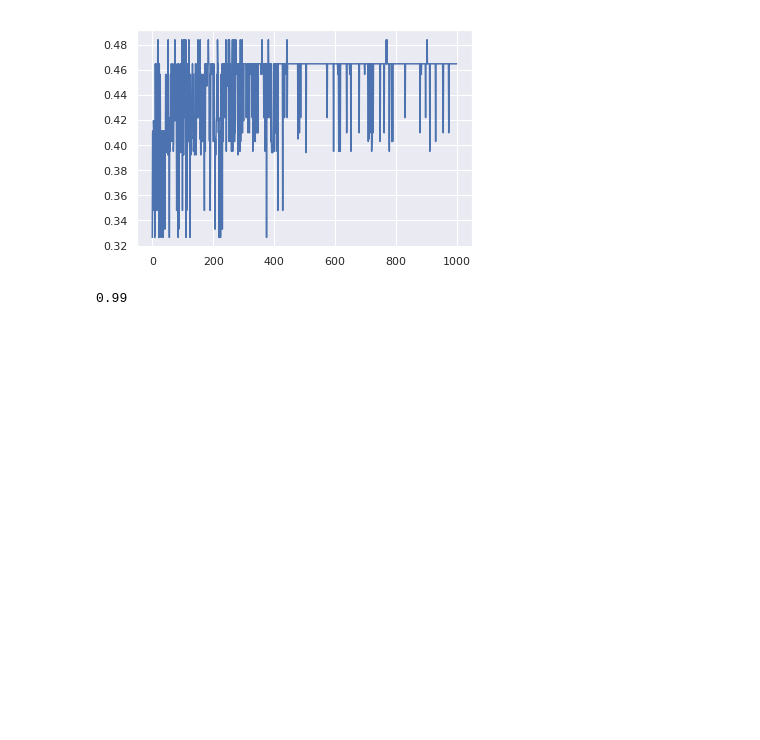
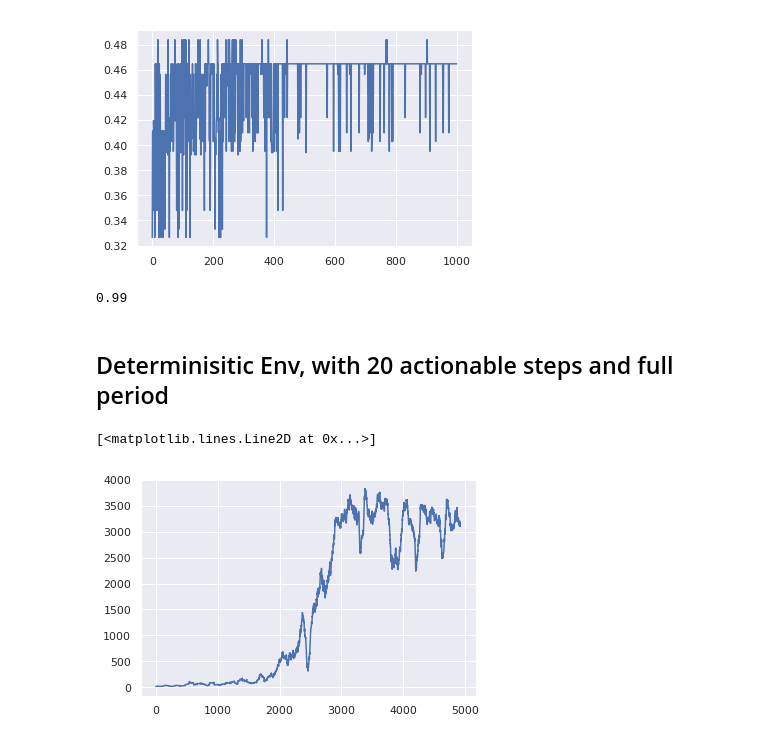
Before and after one commit to Rkeramati/cvar, a Jupyter notebook: hiv/Untitled.ipynb, the cells around one changed output. Cells and saved outputs as stored; diff of their text form; code cells hidden in the pictures; blank space fills up the shorter version.

Commit message:
more hiv test

```diff
--- a/hiv/Untitled.ipynb
+++ b/hiv/Untitled.ipynb
@@ -344,3 +344,12 @@ plt.plot(returns[:, 0])
 Config.args.gamma
 # %% [output]
 0.99
+# %% [markdown]
+## Determinisitic Env, with 20 actionable steps and full period
+# %%
+data = pickle.load(open('results/det_exp_test_5000.p', 'rb'))
+# %%
+plt.plot(mv(data['returns'][:5000, 0], 75))
+# %% [output]
+[<matplotlib.lines.Line2D at 0x...>]
+[figure, added]
```
Also changed, not shown: parts of 18 cells of this notebook, 3 other files.
